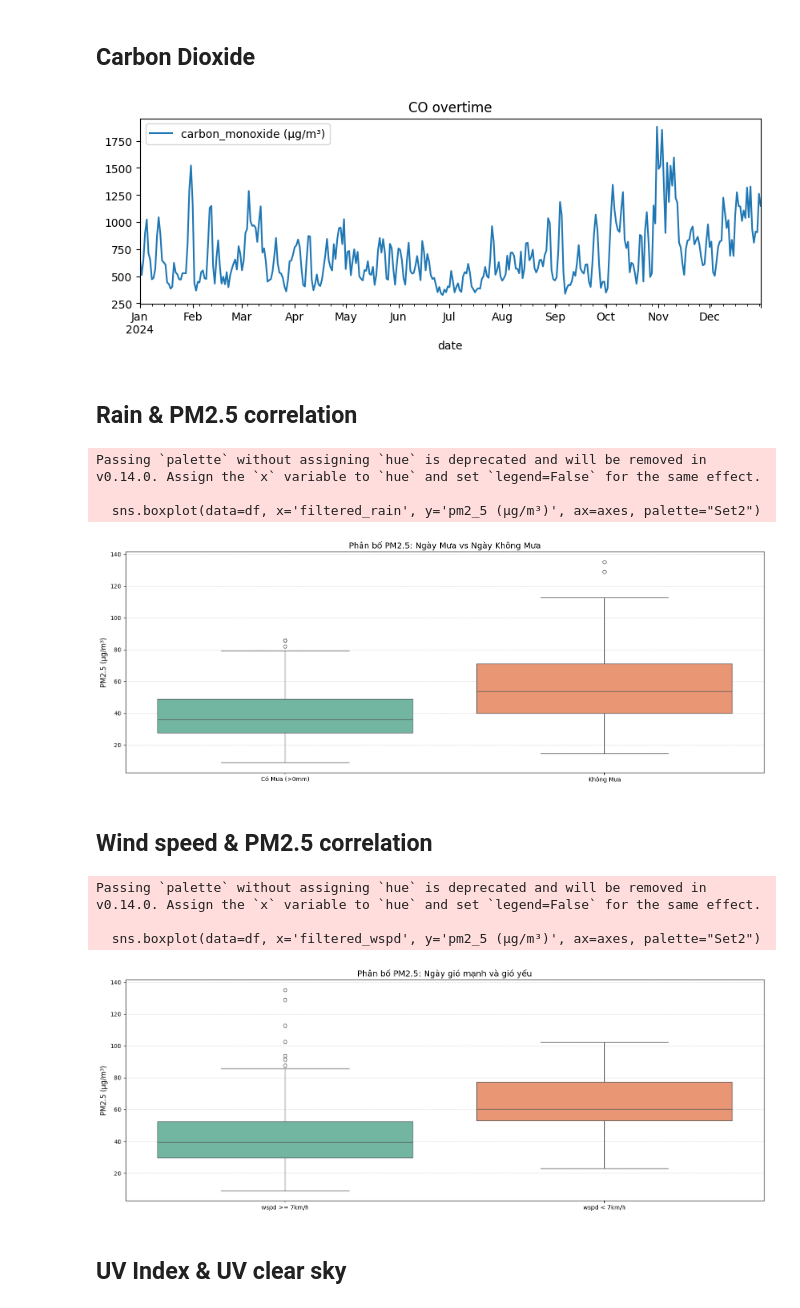
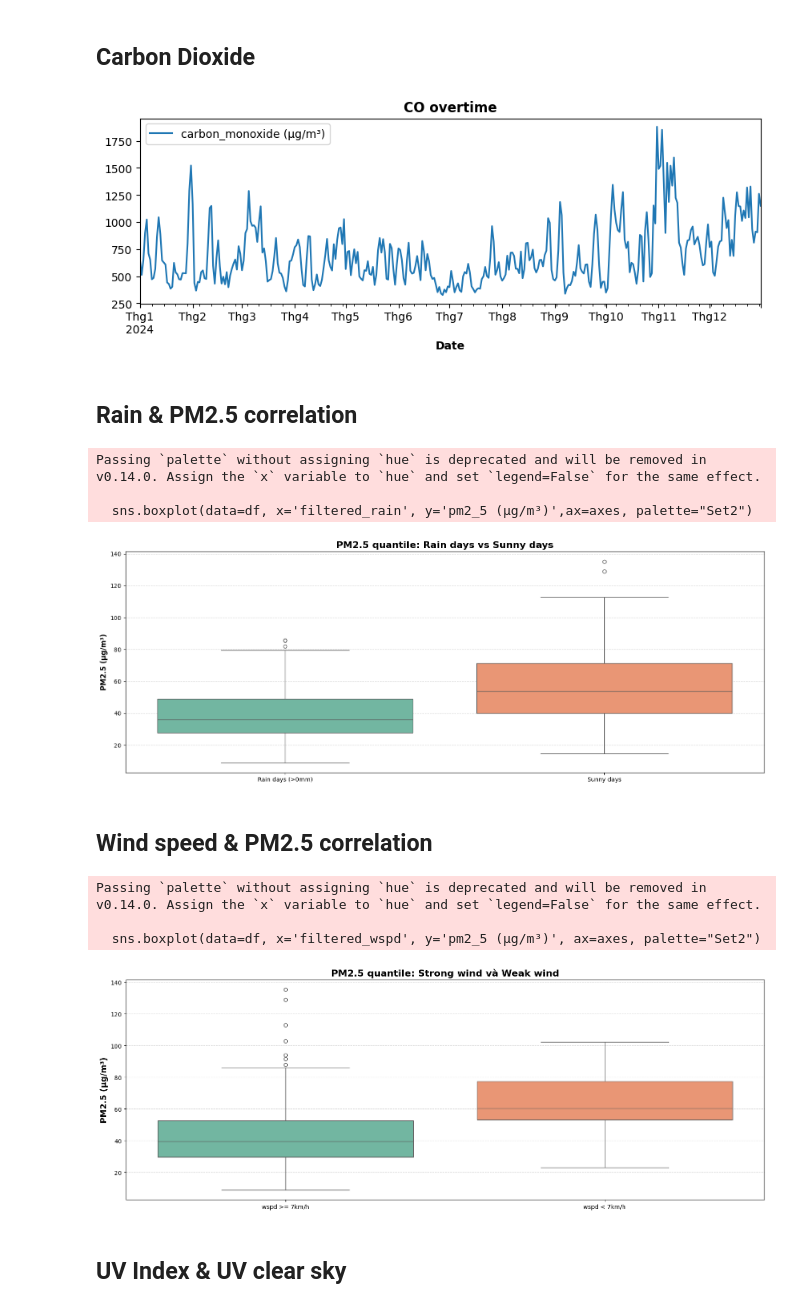
Before and after one commit to tannedjames/2526-LTXLDL-Project-AIT2006-4-3.2, a Jupyter notebook: final/src/main.ipynb, the cells around one changed output. Drawn from its saved outputs; the diff is of its cells as text; code cells hidden in the pictures.

Commit message:
improve figures visualization

```diff
--- a/final/src/main.ipynb
+++ b/final/src/main.ipynb
@@ -667,22 +678,24 @@ plt.show()
 # %% [markdown]
 ## Carbon Dioxide
 # %%
-clean_df.plot(kind="line", y="carbon_monoxide (μg/m³)", title="CO overtime", figsize=(10,3))
+ax = clean_df.plot(kind="line", y="carbon_monoxide (μg/m³)", figsize=(10,3))
+ax.set_title("CO overtime", fontweight="bold")
+ax.set_xlabel("Date", fontweight="bold")
 plt.savefig("../figures/CO_overtime.png", dpi=300, bbox_inches='tight')
 # %% [output]
-[figure, old version]
+[figure, new version]
 # %% [markdown]
 ## Rain & PM2.5 correlation
 # %%
 df = clean_df[clean_df['is_deleted'] == False].copy()
 
-df['filtered_rain'] = df['prcp'].apply(lambda x: 'Có Mưa (>0mm)' if x > 0 else 'Không Mưa')
+df['filtered_rain'] = df['prcp'].apply(lambda x: 'Rain days (>0mm)' if x > 0 else 'Sunny days')
 fig, axes = plt.subplots(1, 1, figsize=(16, 6))
-sns.boxplot(data=df, x='filtered_rain', y='pm2_5 (μg/m³)', ax=axes, palette="Set2")
+sns.boxplot(data=df, x='filtered_rain', y='pm2_5 (μg/m³)',ax=axes, palette="Set2")
 
-axes.set_title('Phân bố PM2.5: Ngày Mưa vs Ngày Không Mưa', fontsize=14)
-axes.set_xlabel('')
-axes.set_ylabel('PM2.5 (µg/m³)', fontsize=12)
+axes.set_title('PM2.5 quantile: Rain days vs Sunny days', fontweight='bold',fontsize=16)
+axes.set_xlabel('', fontweight="bold")
+axes.set_ylabel('PM2.5 (µg/m³)', fontweight="bold", fontsize=12)
 axes.grid(True, linestyle='--', alpha=0.5, axis='y')
 
 plt.tight_layout()
@@ -691,8 +704,8 @@ plt.show()
 # %% [output]
 Passing `palette` without assigning `hue` is deprecated and will be removed in v0.14.0. Assign the `x` variable to `hue` and set `legend=False` for the same effect.
 
-  sns.boxplot(data=df, x='filtered_rain', y='pm2_5 (μg/m³)', ax=axes, palette="Set2")
+  sns.boxplot(data=df, x='filtered_rain', y='pm2_5 (μg/m³)',ax=axes, palette="Set2")
-[figure, old version]
+[figure, new version]
 # %% [markdown]
 ## Wind speed & PM2.5 correlation
 # %%
@@ -702,9 +715,9 @@ df['filtered_wspd'] = df['wspd'].apply(lambda x: 'wspd >= 7km/h' if x >= 7 else
 fig, axes = plt.subplots(1, 1, figsize=(16, 6))
 sns.boxplot(data=df, x='filtered_wspd', y='pm2_5 (μg/m³)', ax=axes, palette="Set2")
 
-axes.set_title('Phân bố PM2.5: Ngày gió mạnh và gió yếu', fontsize=14)
+axes.set_title('PM2.5 quantile: Strong wind và Weak wind', fontweight='bold', fontsize=16)
 axes.set_xlabel('')
-axes.set_ylabel('PM2.5 (µg/m³)', fontsize=12)
+axes.set_ylabel('PM2.5 (µg/m³)', fontweight="bold", fontsize=14)
 axes.grid(True, linestyle='--', alpha=0.5, axis='y')
 
 plt.tight_layout()
@@ -714,7 +727,7 @@ plt.show()
 Passing `palette` without assigning `hue` is deprecated and will be removed in v0.14.0. Assign the `x` variable to `hue` and set `legend=False` for the same effect.
 
   sns.boxplot(data=df, x='filtered_wspd', y='pm2_5 (μg/m³)', ax=axes, palette="Set2")
-[figure, old version]
+[figure, new version]
 # %% [markdown]
 ## UV Index & UV clear sky
 # %%
```
Also changed, not shown: parts of 12 cells of this notebook, 50 other files.
